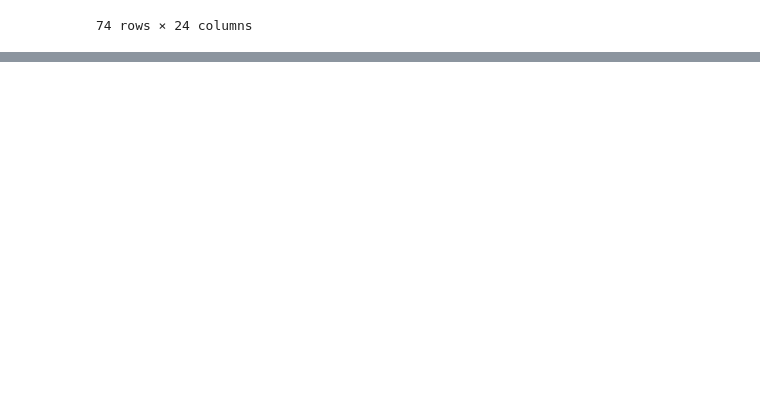
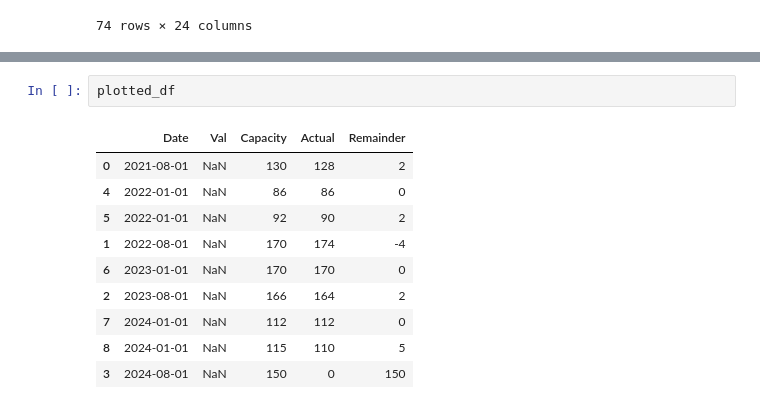
Before and after one commit to MehmetOzaslan/Network-Science-Project, a Jupyter notebook: RegistrationCapacity.ipynb, the cells around one changed output, grey strips where cells are left out. Cells and saved outputs as stored; diff of their text form; blank space fills up the shorter version.

```diff
--- a/RegistrationCapacity.ipynb
+++ b/RegistrationCapacity.ipynb
@@ -103,0 +118,13 @@ None
+# %%
+plotted_df
+# %% [output]
+|  | Date | Val | Capacity | Actual | Remainder |
+| 0 | 2021-08-01 | NaN | 130 | 128 | 2 |
+| 4 | 2022-01-01 | NaN | 86 | 86 | 0 |
+| 5 | 2022-01-01 | NaN | 92 | 90 | 2 |
+| 1 | 2022-08-01 | NaN | 170 | 174 | -4 |
+| 6 | 2023-01-01 | NaN | 170 | 170 | 0 |
+| 2 | 2023-08-01 | NaN | 166 | 164 | 2 |
+| 7 | 2024-01-01 | NaN | 112 | 112 | 0 |
+| 8 | 2024-01-01 | NaN | 115 | 110 | 5 |
+| 3 | 2024-08-01 | NaN | 150 | 0 | 150 |
```
Also changed, not shown: parts of 3 cells of this notebook, 1 other file.
